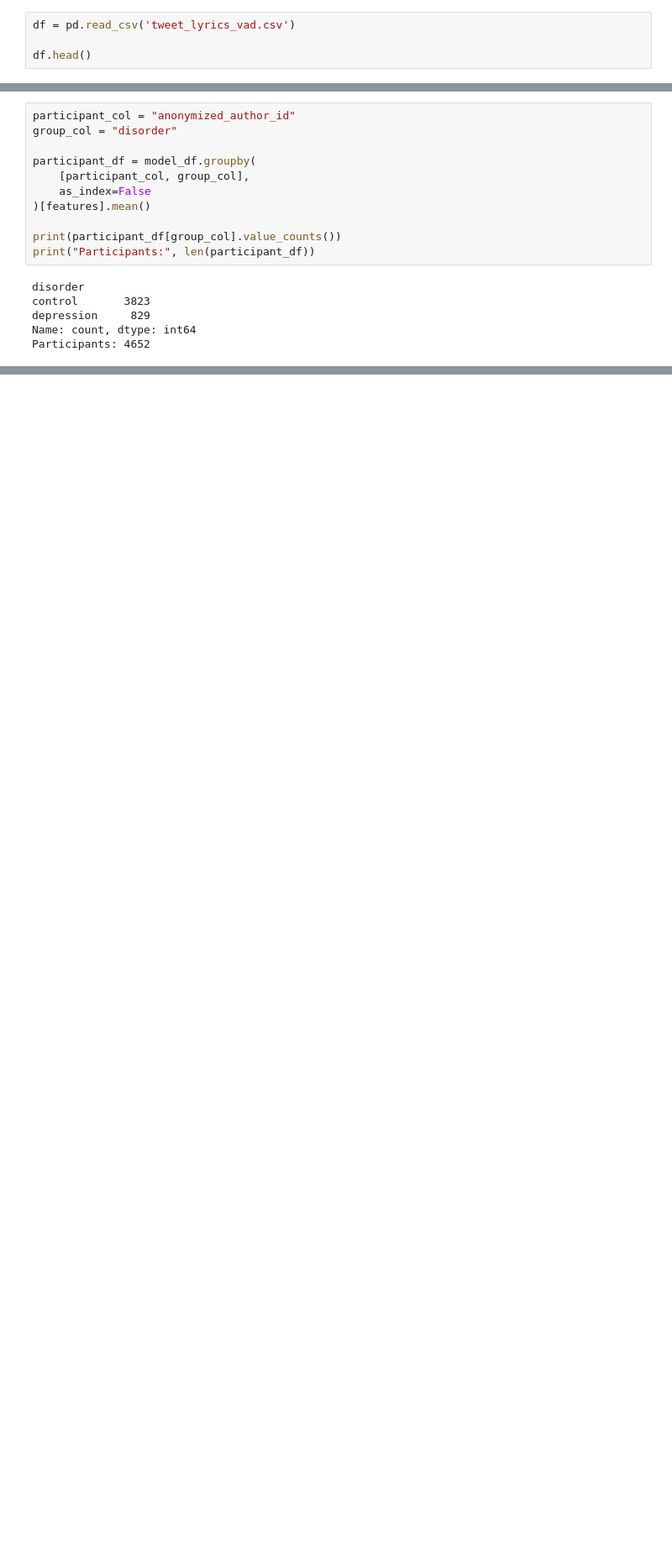
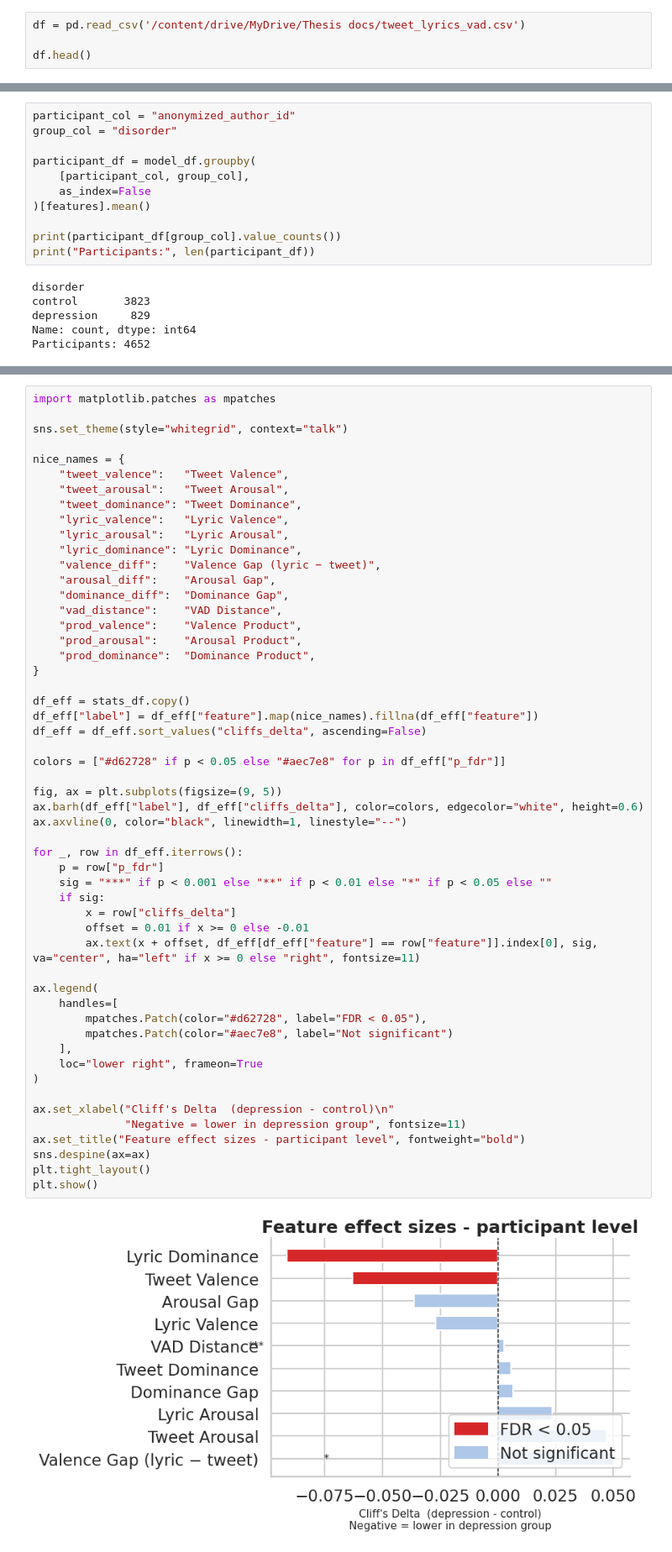
Before and after one commit to filpi86/mer-thesis, a Jupyter notebook: VAD_analysis_SHAP.ipynb, the cells around one changed output, grey strips where cells are left out. Shown at 84% size. Saved outputs shown, nothing was run; the diff lists cells and outputs as text; blank space fills up the shorter version.

Commit message:
Latest plots

```diff
--- a/VAD_analysis_SHAP.ipynb
+++ b/VAD_analysis_SHAP.ipynb
@@ -15,7 +15,7 @@ import seaborn as sns
 # %% [markdown]
 Data
 # %%
-df = pd.read_csv('tweet_lyrics_vad.csv')
+df = pd.read_csv('/content/drive/MyDrive/Thesis docs/tweet_lyrics_vad.csv')
 
 df.head()
 # %% [output]
@@ -1184,0 +989,55 @@ for feature in plot_features:
+# %%
+import matplotlib.patches as mpatches
+
+sns.set_theme(style="whitegrid", context="talk")
+
+nice_names = {
+    "tweet_valence":   "Tweet Valence",
+    "tweet_arousal":   "Tweet Arousal",
+    "tweet_dominance": "Tweet Dominance",
+    "lyric_valence":   "Lyric Valence",
+    "lyric_arousal":   "Lyric Arousal",
+    "lyric_dominance": "Lyric Dominance",
+    "valence_diff":    "Valence Gap (lyric − tweet)",
+    "arousal_diff":    "Arousal Gap",
+    "dominance_diff":  "Dominance Gap",
+    "vad_distance":    "VAD Distance",
+    "prod_valence":    "Valence Product",
+    "prod_arousal":    "Arousal Product",
+    "prod_dominance":  "Dominance Product",
+}
+
+df_eff = stats_df.copy()
+df_eff["label"] = df_eff["feature"].map(nice_names).fillna(df_eff["feature"])
+df_eff = df_eff.sort_values("cliffs_delta", ascending=False)
+
+colors = ["#d62728" if p < 0.05 else "#aec7e8" for p in df_eff["p_fdr"]]
+
+fig, ax = plt.subplots(figsize=(9, 5))
+ax.barh(df_eff["label"], df_eff["cliffs_delta"], color=colors, edgecolor="white", height=0.6)
+ax.axvline(0, color="black", linewidth=1, linestyle="--")
+
+for _, row in df_eff.iterrows():
+    p = row["p_fdr"]
+    sig = "***" if p < 0.001 else "**" if p < 0.01 else "*" if p < 0.05 else ""
+    if sig:
+        x = row["cliffs_delta"]
+        offset = 0.01 if x >= 0 else -0.01
+        ax.text(x + offset, df_eff[df_eff["feature"] == row["feature"]].index[0], sig, va="center", ha="left" if x >= 0 else "right", fontsize=11)
+
+ax.legend(
+    handles=[
+        mpatches.Patch(color="#d62728", label="FDR < 0.05"),
+        mpatches.Patch(color="#aec7e8", label="Not significant")
+    ],
+    loc="lower right", frameon=True
+)
+
+ax.set_xlabel("Cliff's Delta  (depression - control)\n"
+              "Negative = lower in depression group", fontsize=11)
+ax.set_title("Feature effect sizes - participant level", fontweight="bold")
+sns.despine(ax=ax)
+plt.tight_layout()
+plt.show()
+# %% [output]
+[figure, added]
```
Also changed, not shown: parts of 18 cells of this notebook.
